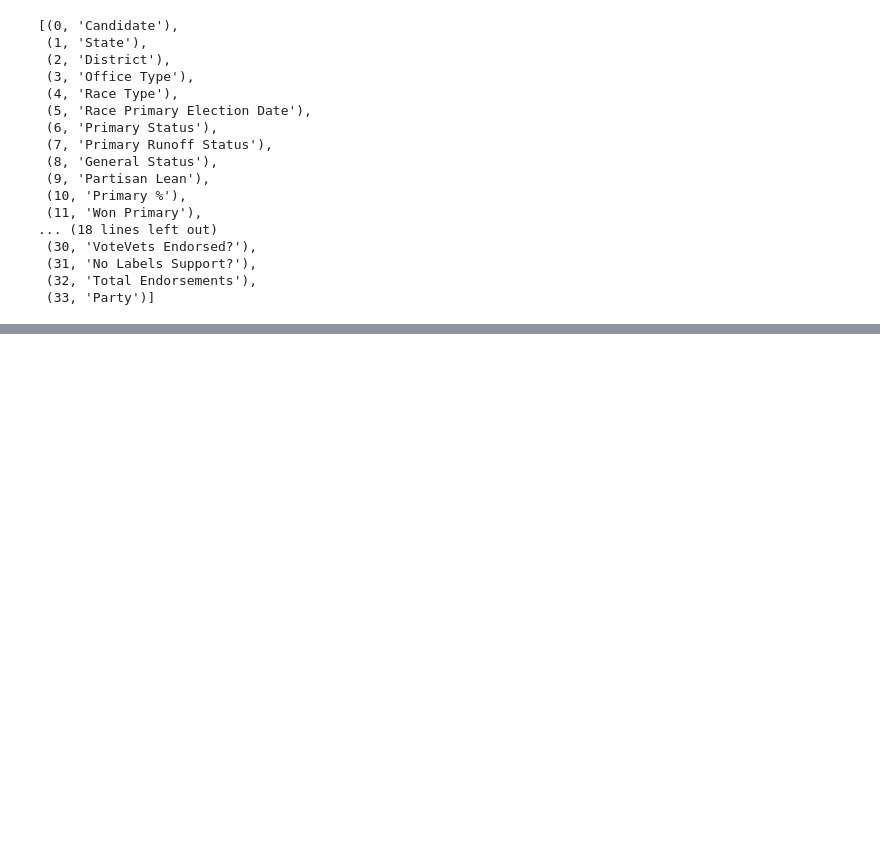
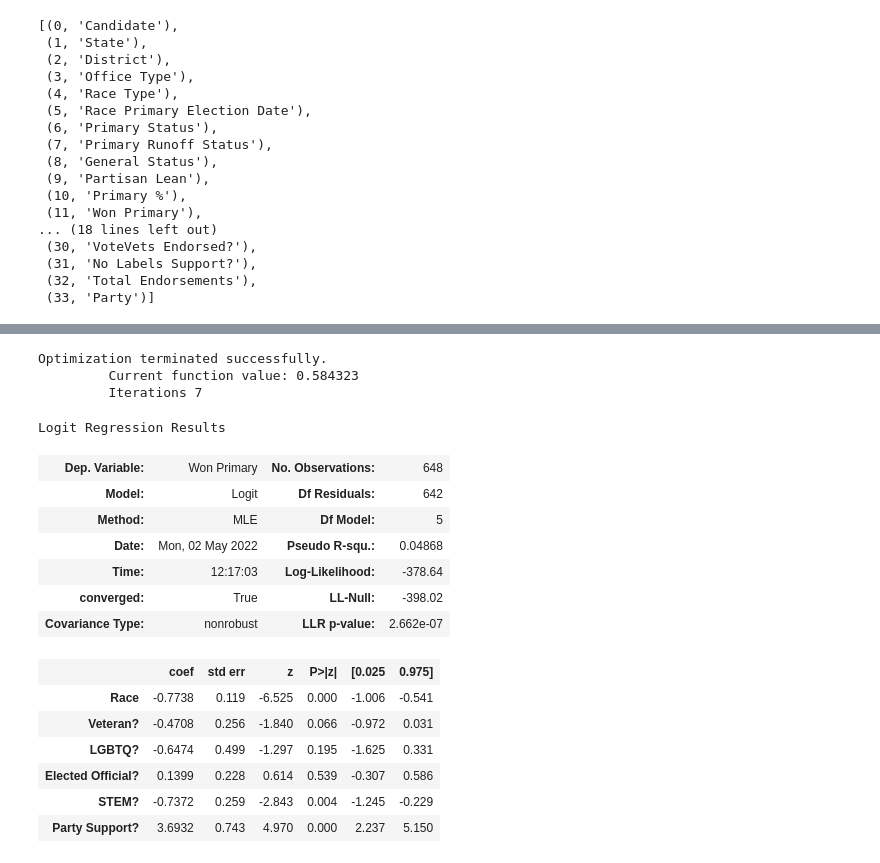
Before and after one commit to vsodem/d102_final_project, a Jupyter notebook: project.ipynb, the cells around one changed output, grey strips where cells are left out. Drawn from its saved outputs; the diff is of its cells as text; code cells hidden in the pictures; blank space fills up the shorter version.

```diff
--- a/project.ipynb
+++ b/project.ipynb
@@ -616,0 +460,28 @@ eval_r_forest(r_for_result, test_dem_y)
+# %%
+# Train Test Split 2
+dem_x_2 = dem[['Race', 'Veteran?', 'LGBTQ?', 'Elected Official?', 'STEM?', 'Party Support?']]
+train_dem_x_2, test_dem_x_2, train_dem_y_2, test_dem_y_2 = train_test_split(
+    dem_x_2, dem_y, test_size=.2, random_state=102)
+# %%
+# We can look at the model with less impactful factors removed
+log_reg_2 = sm.Logit(train_dem_y_2, train_dem_x_2).fit()
+log_reg_2.summary()
+# %% [output]
+Optimization terminated successfully.
+         Current function value: 0.584323
+         Iterations 7
+Logit Regression Results
+| Dep. Variable: | Won Primary | No. Observations: | 648 |
+| Model: | Logit | Df Residuals: | 642 |
+| Method: | MLE | Df Model: | 5 |
+| Date: | Mon, 02 May 2022 | Pseudo R-squ.: | 0.04868 |
+| Time: | 12:17:03 | Log-Likelihood: | -378.64 |
+| converged: | True | LL-Null: | -398.02 |
+| Covariance Type: | nonrobust | LLR p-value: | 2.662e-07 |
+|  | coef | std err | z | P>|z| | [0.025 | 0.975] |
+| Race | -0.7738 | 0.119 | -6.525 | 0.000 | -1.006 | -0.541 |
+| Veteran? | -0.4708 | 0.256 | -1.840 | 0.066 | -0.972 | 0.031 |
+| LGBTQ? | -0.6474 | 0.499 | -1.297 | 0.195 | -1.625 | 0.331 |
+| Elected Official? | 0.1399 | 0.228 | 0.614 | 0.539 | -0.307 | 0.586 |
+| STEM? | -0.7372 | 0.259 | -2.843 | 0.004 | -1.245 | -0.229 |
+| Party Support? | 3.6932 | 0.743 | 4.970 | 0.000 | 2.237 | 5.150 |
```
Also changed, not shown: parts of 57 cells of this notebook.
